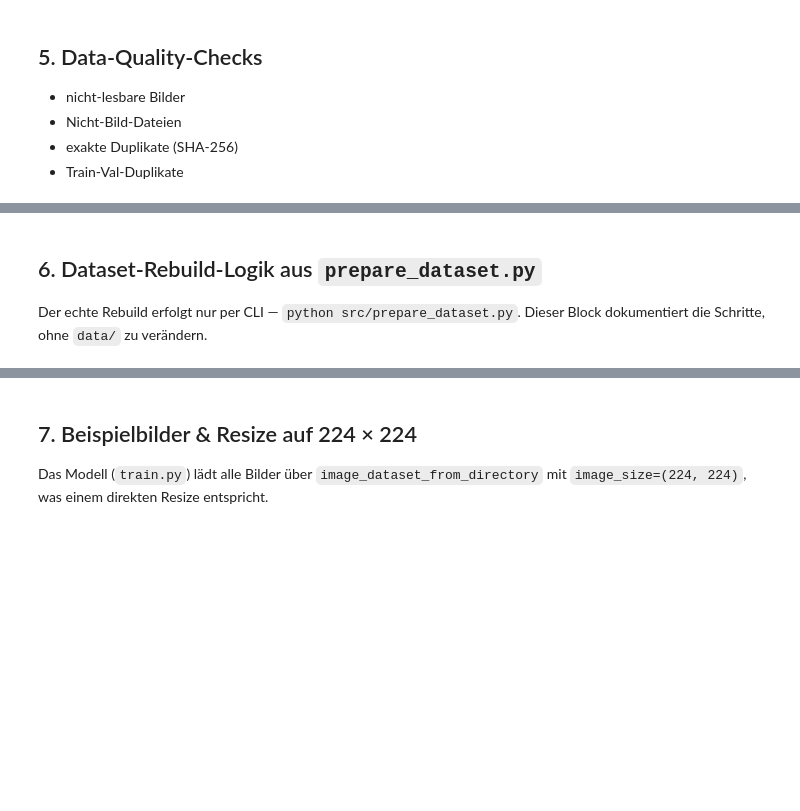
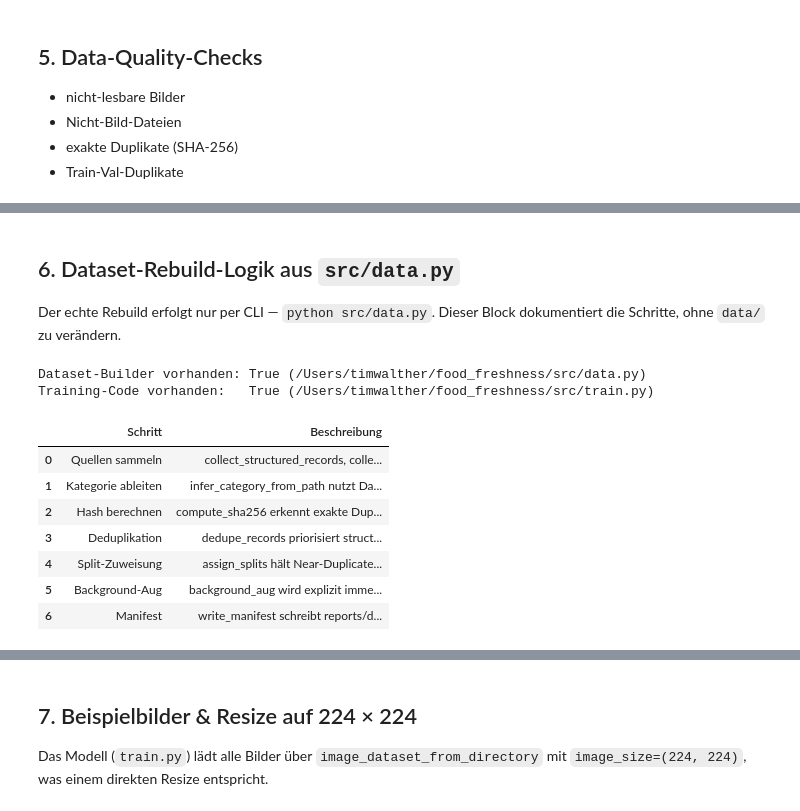
Before and after one commit to Timbakimbo/Food_Freshness_Categorizer, a Jupyter notebook: notebooks/01_data_exploration_and_preprocessing.ipynb, the cells around one changed output, grey strips where cells are left out. Cells and saved outputs as stored; diff of their text form; code cells hidden in the pictures; blank space fills up the shorter version.

```diff
--- a/notebooks/01_data_exploration_and_preprocessing.ipynb
+++ b/notebooks/01_data_exploration_and_preprocessing.ipynb
@@ -242,30 +329,43 @@ pd.DataFrame([
 # %% [markdown]
-## 6. Dataset-Rebuild-Logik aus `prepare_dataset.py`
+## 6. Dataset-Rebuild-Logik aus `src/data.py`
 
-Der echte Rebuild erfolgt nur per CLI — `python src/prepare_dataset.py`. Dieser Block dokumentiert die Schritte, ohne `data/` zu verändern.
+Der echte Rebuild erfolgt nur per CLI — `python src/data.py`. Dieser Block dokumentiert die Schritte, ohne `data/` zu verändern.
 # %%
-dataset_builder_path = PROJECT_ROOT / "src" / "prepare_dataset.py"
-config_path          = PROJECT_ROOT / "src" / "config.py"
+dataset_builder_path = PROJECT_ROOT / "src" / "data.py"
+train_path           = PROJECT_ROOT / "src" / "train.py"
 
 print(f"Dataset-Builder vorhanden: {dataset_builder_path.exists()} ({dataset_builder_path})")
-print(f"Config vorhanden:          {config_path.exists()} ({config_path})")
+print(f"Training-Code vorhanden:   {train_path.exists()} ({train_path})")
 
-pd.DataFrame([
+rebuild_logic = pd.DataFrame([
     {"Schritt": "Quellen sammeln",
-     "Beschreibung": "structured_sources, raw_sources und background_aug_dir werden gesammelt."},
+     "Beschreibung": "collect_structured_records, collect_raw_records und collect_background_aug_records sammeln die Bildquellen."},
     {"Schritt": "Kategorie ableiten",
-     "Beschreibung": "Kategorie kommt aus Dateiname oder Elternordner über CATEGORY_ALIASES."},
+     "Beschreibung": "infer_category_from_path nutzt Dateiname oder Elternordner und die im Dataset-Code verwendeten Kategorie-Aliase."},
     {"Schritt": "Hash berechnen",
-     "Beschreibung": "SHA-256 für exakte Duplikate, Average Hash für Near-Duplicates."},
+     "Beschreibung": "compute_sha256 erkennt exakte Duplikate; compute_average_hash unterstützt Near-Duplicate-Cluster."},
     {"Schritt": "Deduplikation",
-     "Beschreibung": "Bei gleichem SHA-256 gewinnt structured vor raw vor background_aug."},
+     "Beschreibung": "dedupe_records priorisiert structured vor raw vor background_aug bei identischem SHA-256."},
     {"Schritt": "Split-Zuweisung",
-     "Beschreibung": "Pro Label/Kategorie werden Near-Duplicate-Cluster gemeinsam Train oder Val zugeordnet."},
+     "Beschreibung": "assign_splits hält Near-Duplicate-Cluster pro Label/Kategorie im gleichen Split."},
     {"Schritt": "Background-Aug",
-     "Beschreibung": "Background-Augmented Bilder werden immer train zugeordnet."},
+     "Beschreibung": "background_aug wird explizit immer train zugeordnet."},
     {"Schritt": "Manifest",
-     "Beschreibung": "reports/dataset_manifest.csv dokumentiert split, label, category, source_type, source_path, output_path, sha256, average_hash."},
+     "Beschreibung": "write_manifest schreibt reports/dataset_manifest.csv mit split, label, category, source_type, source_path, output_path, sha256 und average_hash."},
 ])
+
+rebuild_logic
+# %% [output]
+Dataset-Builder vorhanden: True (/Users/timwalther/food_freshness/src/data.py)
+Training-Code vorhanden:   True (/Users/timwalther/food_freshness/src/train.py)
+|  | Schritt | Beschreibung |
+| 0 | Quellen sammeln | collect_structured_records, colle... |
+| 1 | Kategorie ableiten | infer_category_from_path nutzt Da... |
+| 2 | Hash berechnen | compute_sha256 erkennt exakte Dup... |
+| 3 | Deduplikation | dedupe_records priorisiert struct... |
+| 4 | Split-Zuweisung | assign_splits hält Near-Duplicate... |
+| 5 | Background-Aug | background_aug wird explizit imme... |
+| 6 | Manifest | write_manifest schreibt reports/d... |
 # %%
 manifest_path = REPORTS_DIR / "dataset_manifest.csv"
 if manifest_path.exists():
```
Also changed, not shown: parts of 22 cells of this notebook, 1 other file.
